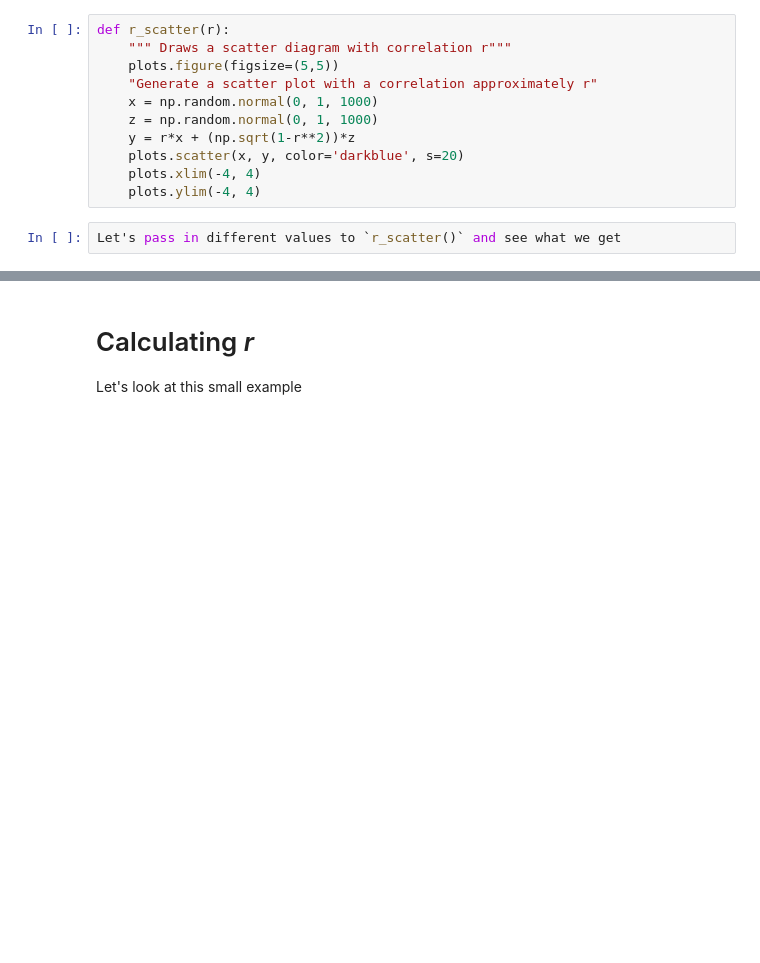
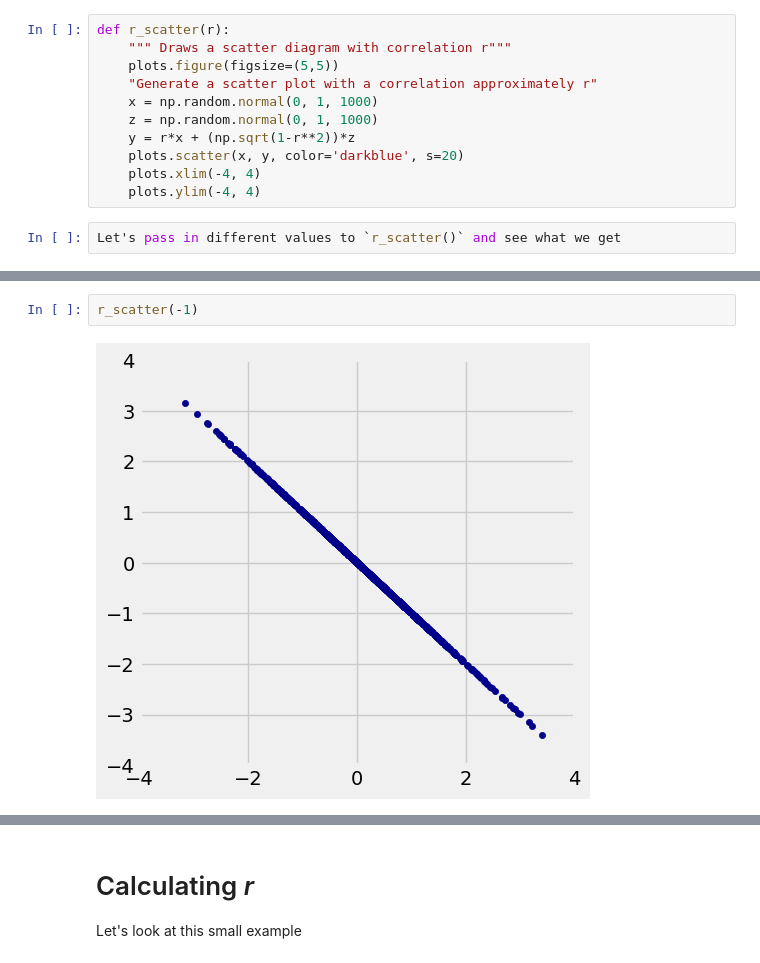
Before and after one commit to BMC-DS-100/materials-sp25, a Jupyter notebook: lec/Lecture_20_completed.ipynb, the cells around one changed output, grey strips where cells are left out. Drawn from its saved outputs; the diff is of its cells as text; blank space fills up the shorter version.

```diff
--- a/lec/Lecture_20_completed.ipynb
+++ b/lec/Lecture_20_completed.ipynb
@@ -119,2 +194,6 @@ r_scatter(...)
+# %%
+r_scatter(-1)
+# %% [output]
+[figure, added]
 # %%
 r_scatter(0)
```
Also changed, not shown: parts of 54 cells of this notebook.
